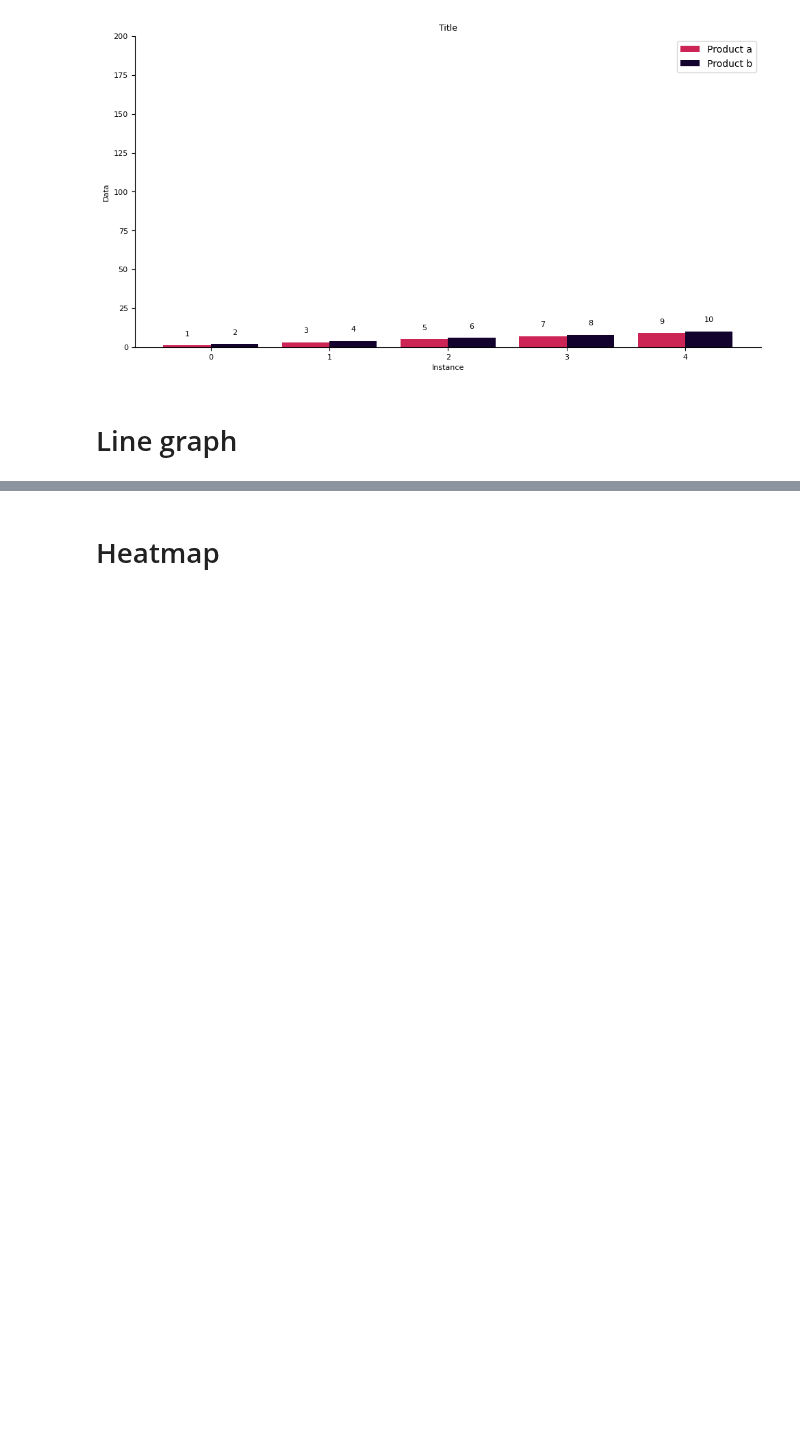
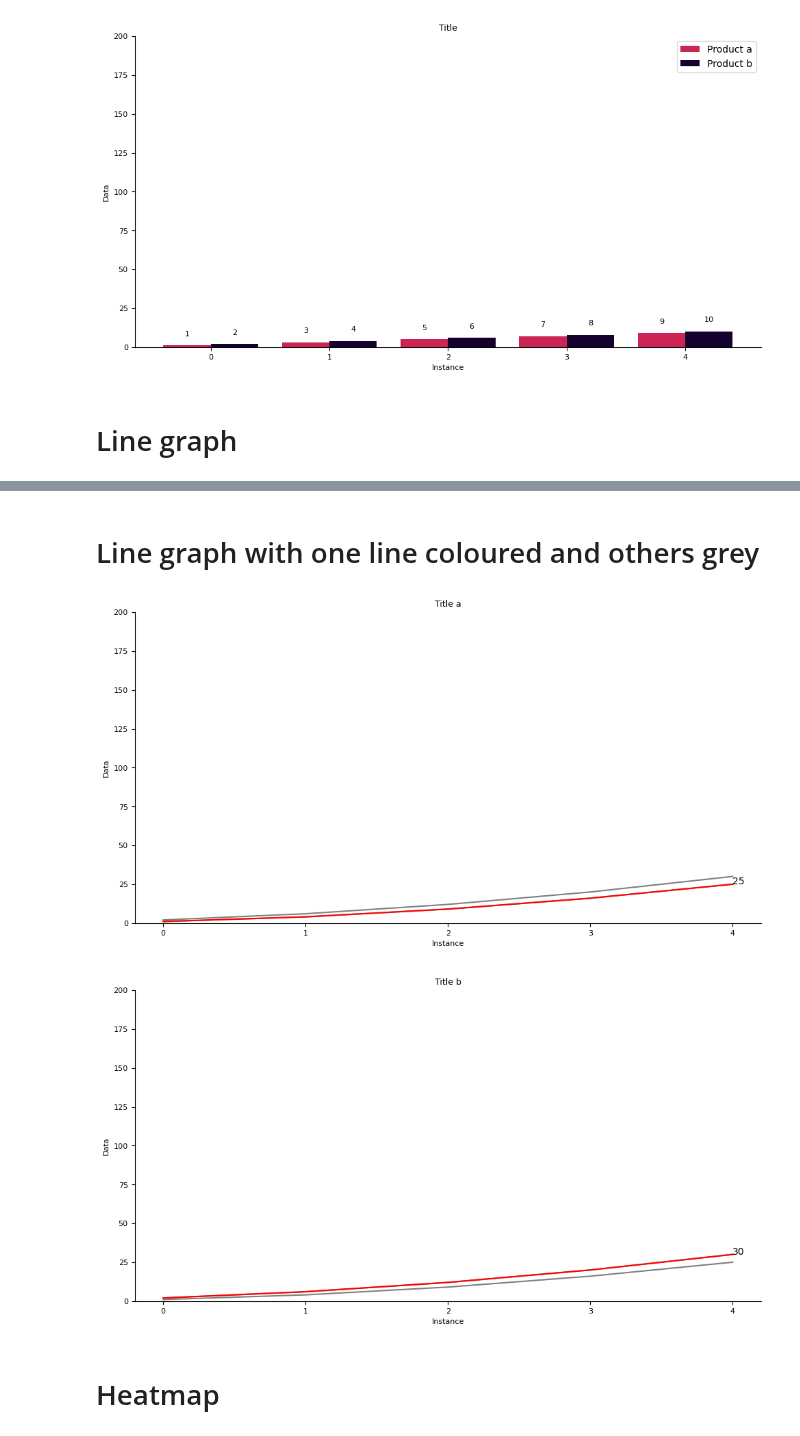
Before and after one commit to kcj-coding/Python-coding, a Jupyter notebook: df_and_graphs.ipynb, the cells around one changed output, grey strips where cells are left out. Cells and saved outputs as stored; diff of their text form; code cells hidden in the pictures; blank space fills up the shorter version.

```diff
--- a/df_and_graphs.ipynb
+++ b/df_and_graphs.ipynb
@@ -243,3 +246,65 @@ fig.set_size_inches(30*cmsize, 15*cmsize)
+# %% [markdown]
+# Line graph with one line coloured and others grey
+# %%
+################### line graph ###############################################
+# for each entry
+# get unique vals
+lst_vals = pd.Series(df['type']).drop_duplicates().tolist()
+lst_vals = df['type'].unique()
+
+# graph everything in grey and then the selected item in red
+for each in range(0, len(lst_vals)):
+    eacher = lst_vals[each] # capture the unique val to use
+
+    fig, ax = plt.subplots()
+
+    # plot individual lines as grey first
+    for i in pd.Series(df['type']).drop_duplicates().tolist():
+        ax.plot(np.arange(0,len(df.index[df.type==i])), df.c_number[df.type==i], color='grey')
+
+    # then plot the line wanted in a different colour
+    ax.plot(np.arange(0,len(df.index[df.type==eacher])), df.c_number[df.type==eacher], color='red')
+
+    # get len of range
+    x_len = len(df.index[df.type==eacher])-1
+    x_len = [x_len] * (len(df.index[df.type==eacher])-1)
+
+    for x, y in zip(x_len, df.c_number[df.type==eacher][-1:]):
+        ax.annotate(y, (x,y))
+
+    #for value in ax.lines:
+    #    y = value.get_ydata()
+    #    if len(y)>0:
+    #        ax.annotate(f'{y[-1]}',xy=(0.97,y[-1]),xycoords=('axes fraction','data'),ha='left',va='center',size=8)
+
+    # Customise some display properties
+    ax.set_ylabel('Data',size=8)
+    ax.set_ylim(0,200) #(0,max(df.Sales)+10)
+    #ax.set_yticks(ax.get_yticks().astype(np.int64))
+    #ax.set_yticklabels(ax.get_yticks().astype(np.int64),rotation='horizontal',size=8)
+    ax.set_xlabel('Instance',size=8)
+    ax.set_title('Title' + " " + eacher,size=9)
+    ax.set_xticks(np.arange(0,len(df.data[df.type==eacher])))#+0.2)    # This ensures we have one tick per year, otherwise we get fewer
+    ax.set_xticklabels(np.arange(0,len(df.data[df.type==eacher])), rotation='horizontal',size=8)
+    #ax.legend(loc='upper left',fontsize=8)
+    #ax.legend(*[*zip(*{l:h for h,l in zip(*ax.get_legend_handles_labels())}.items())][::-1])
+    ax.tick_params(axis='y',labelsize=8)
+    ax.spines['top'].set_visible(False)
+    ax.spines['right'].set_visible(False)
+
+    #set size of graph
+    cmsize=1/2.54
+    fig.set_size_inches(30*cmsize, 15*cmsize)
+
+    #save plot
+    #plt.savefig(output_folder+'figpathline.png', dpi=400, bbox_inches='tight')
+
+    # Ask Matplotlib to show the plot
+    #plt.show()
+    #plt.close()
+# %% [output]
+[figure, added]
+[figure, added]
 # %% [markdown]
 # Heatmap
 # %%
```
Also changed, not shown: parts of 3 cells of this notebook.
